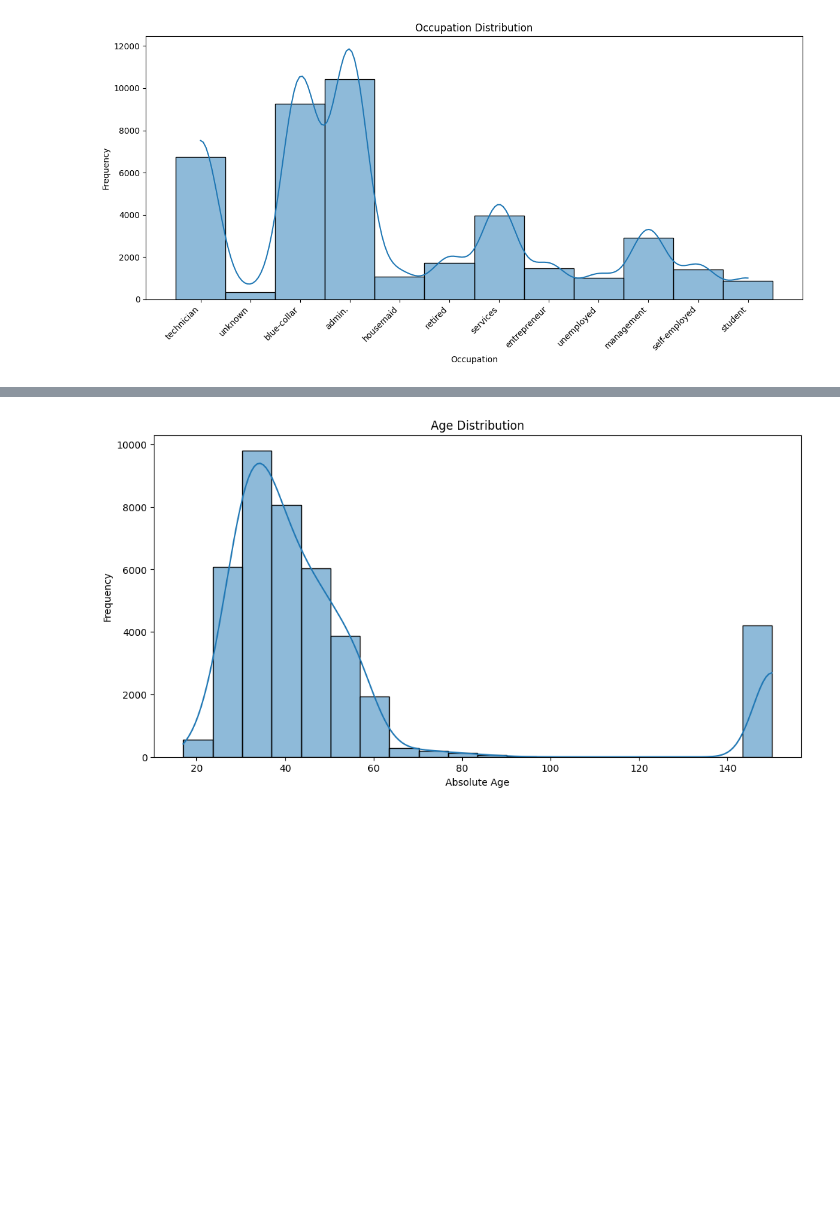
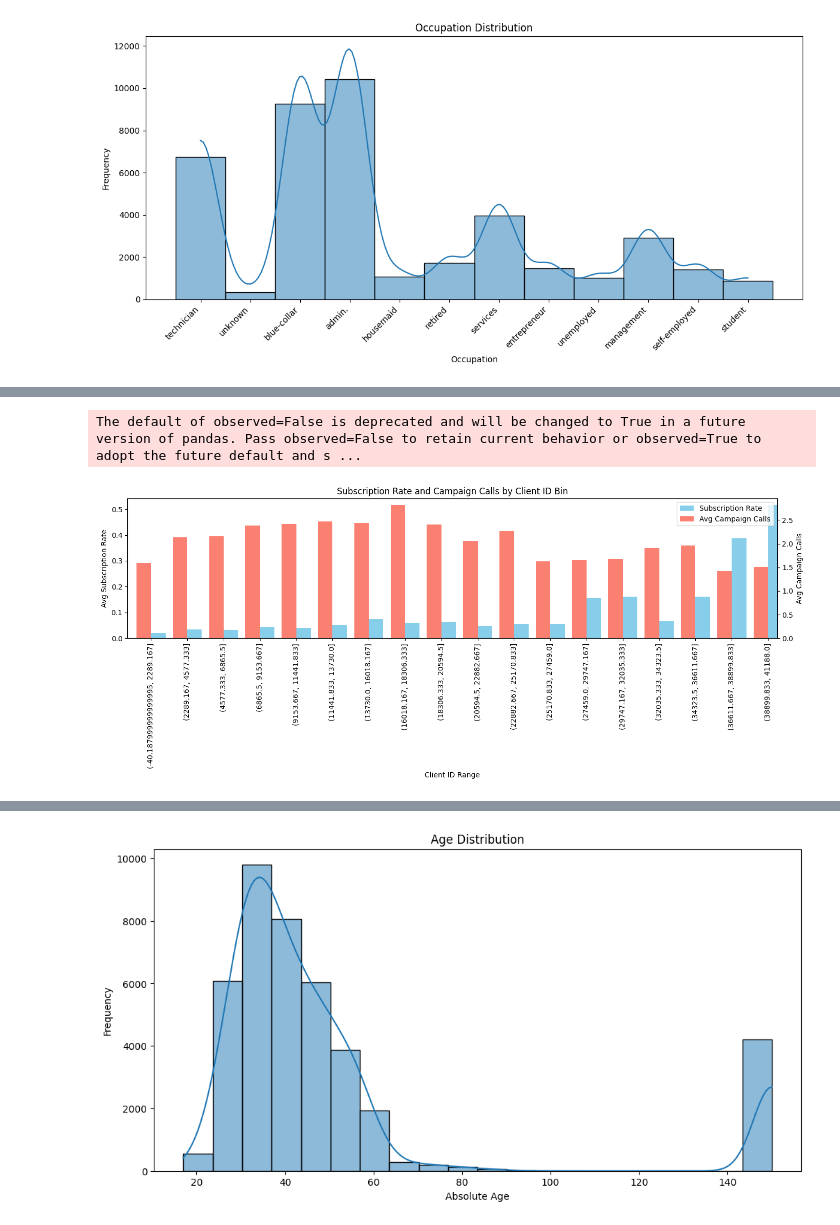
Before and after one commit to jayelinjiaqi/aiap20-jaye-lin-jiaqi-945I, a Jupyter notebook: eda.ipynb, the cells around one changed output, grey strips where cells are left out. Saved outputs shown, nothing was run; the diff lists cells and outputs as text; code cells hidden in the pictures; blank space fills up the shorter version.

```diff
--- a/eda.ipynb
+++ b/eda.ipynb
@@ -359,0 +479,34 @@ fig.show()
+# %%
+# Create equal-width bins for Client ID (e.g. 18 bins from 2 to 41000)
+df['ClientID_bin'] = pd.cut(df['Client ID'], bins=18, include_lowest=True)
+
+# Group by bins to compute mean subscription rate and mean campaign calls
+grouped = df.groupby('ClientID_bin').agg({
+    'Subscription Status': 'mean',
+    'Campaign Calls': 'mean'
+})
+
+# Plot both metrics side by side
+fig, ax1 = plt.subplots(figsize=(14, 6))
+
+grouped['Subscription Status'].plot(kind='bar', ax=ax1, color='skyblue', position=0, width=0.4, label='Subscription Rate')
+ax1.set_ylabel('Avg Subscription Rate')
+ax1.set_xlabel('Client ID Range')
+ax1.set_xticklabels(grouped.index.astype(str), rotation=90)
+ax1.set_title('Subscription Rate and Campaign Calls by Client ID Bin')
+
+# Add second y-axis for Campaign Call
+ax2 = ax1.twinx()
+grouped['Campaign Calls'].plot(kind='bar', ax=ax2, color='salmon', position=1, width=0.4, label='Avg Campaign Calls')
+ax2.set_ylabel('Avg Campaign Calls')
+
+# Combine legends from both axes
+lines, labels = ax1.get_legend_handles_labels()
+lines2, labels2 = ax2.get_legend_handles_labels()
+ax1.legend(lines + lines2, labels + labels2, loc='upper right')
+
+plt.tight_layout()
+plt.show()
+# %% [output]
+The default of observed=False is deprecated and will be changed to True in a future version of pandas. Pass observed=False to retain current behavior or observed=True to adopt the future default and s ...
+[figure, added]
```
Also changed, not shown: parts of 10 cells of this notebook, 5 other files.
